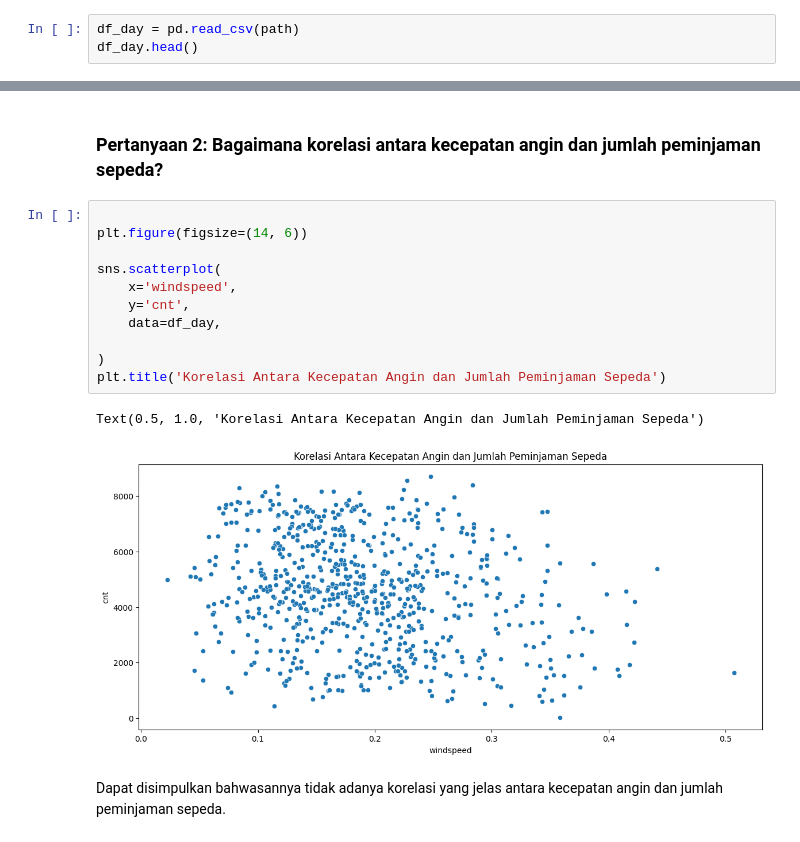
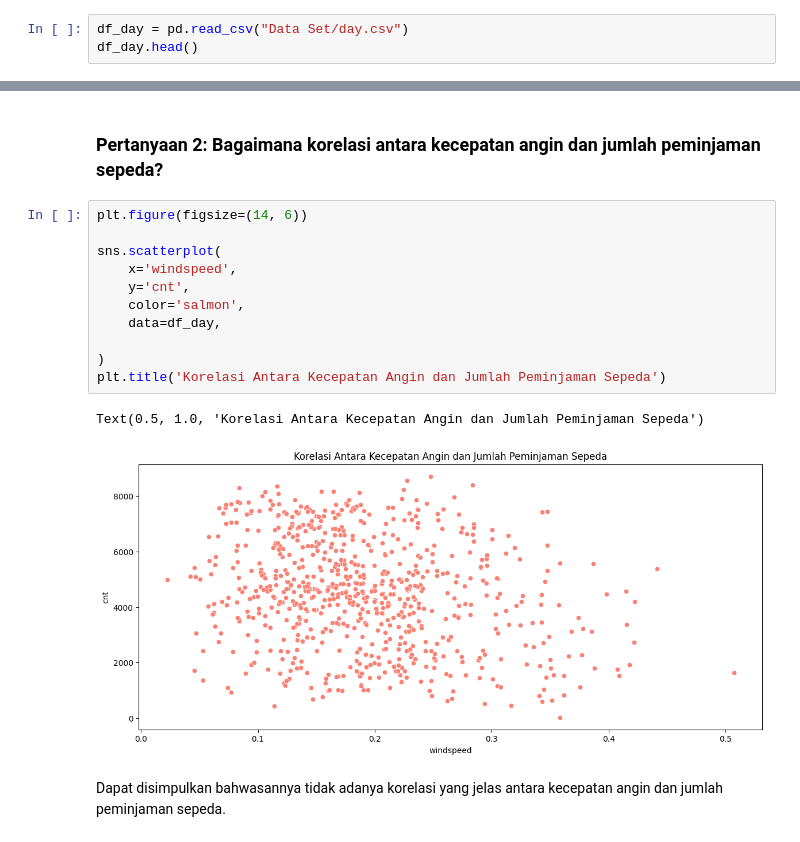
Before and after one commit to MrAlFuady/Fuady, a Jupyter notebook: Salinan_dari_Proyek_Analisis_Data.ipynb, the cells around one changed output, grey strips where cells are left out. Drawn from its saved outputs; the diff is of its cells as text.

```diff
--- a/Salinan_dari_Proyek_Analisis_Data.ipynb
+++ b/Salinan_dari_Proyek_Analisis_Data.ipynb
@@ -48,5 +37,5 @@ path = '/content/drive/My Drive/Dataset/day.csv'
 # %%
-df_day = pd.read_csv(path)
+df_day = pd.read_csv("Data Set/day.csv")
 df_day.head()
 # %% [output]
 |  | instant | dteday | season | yr | mnth | holiday | weekday | workingday | weathersit | temp | ... |
@@ -352,19 +341,19 @@ Dapat disimpulkan bahwasannya Suhu memiliki pengaruh positif terhadap jumlah pen
 # %% [markdown]
 ### Pertanyaan 2: Bagaimana korelasi antara kecepatan angin dan jumlah peminjaman sepeda?
 # %%
-
 plt.figure(figsize=(14, 6))
 
 sns.scatterplot(
     x='windspeed',
     y='cnt',
+    color='salmon',
     data=df_day,
 
 )
 plt.title('Korelasi Antara Kecepatan Angin dan Jumlah Peminjaman Sepeda')
 # %% [output]
 Text(0.5, 1.0, 'Korelasi Antara Kecepatan Angin dan Jumlah Peminjaman Sepeda')
-[figure, old version]
+[figure, new version]
 # %% [markdown]
 Dapat disimpulkan bahwasannya tidak adanya korelasi yang jelas antara kecepatan angin dan jumlah peminjaman sepeda.
 # %% [markdown]
```
Also changed, not shown: parts of 7 cells of this notebook.
